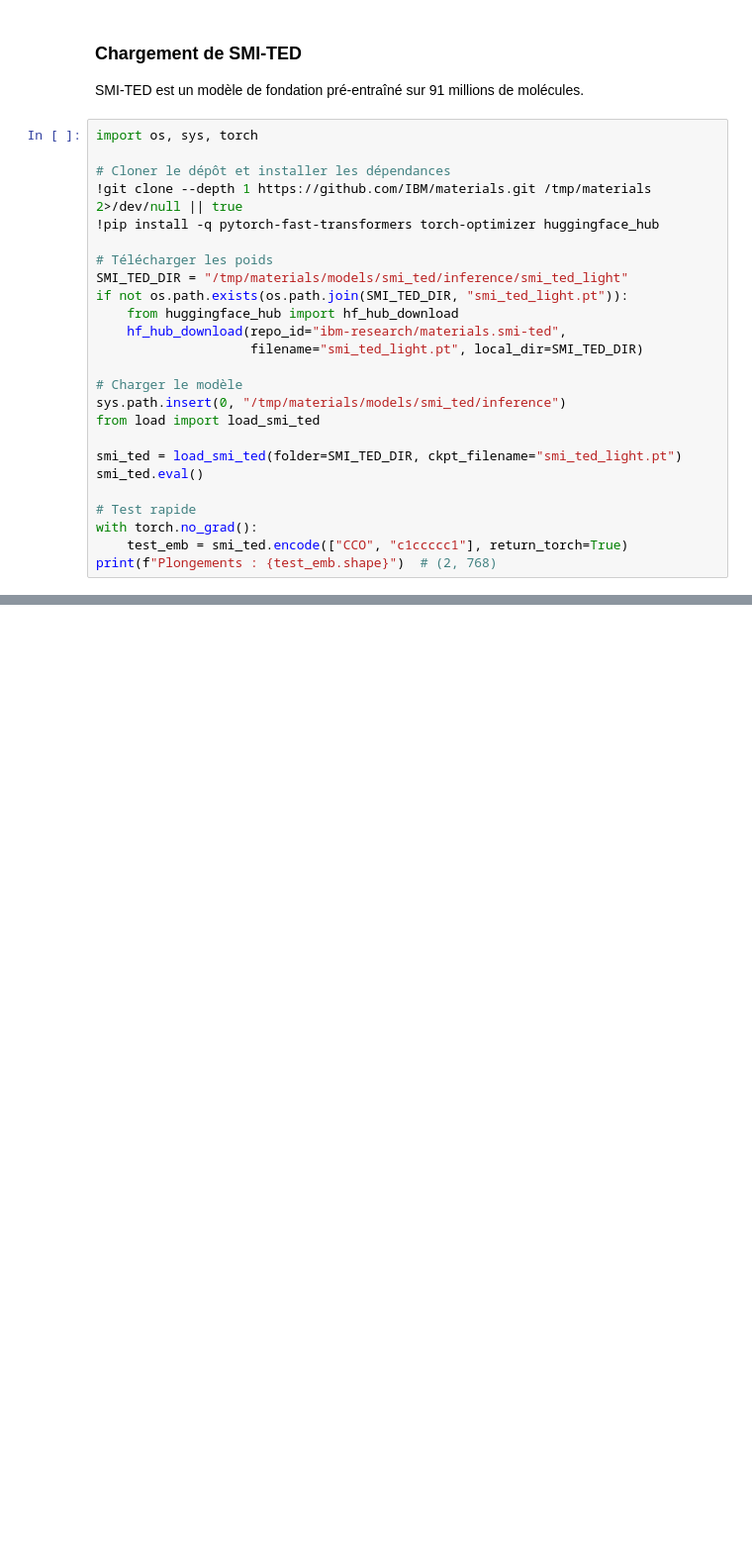
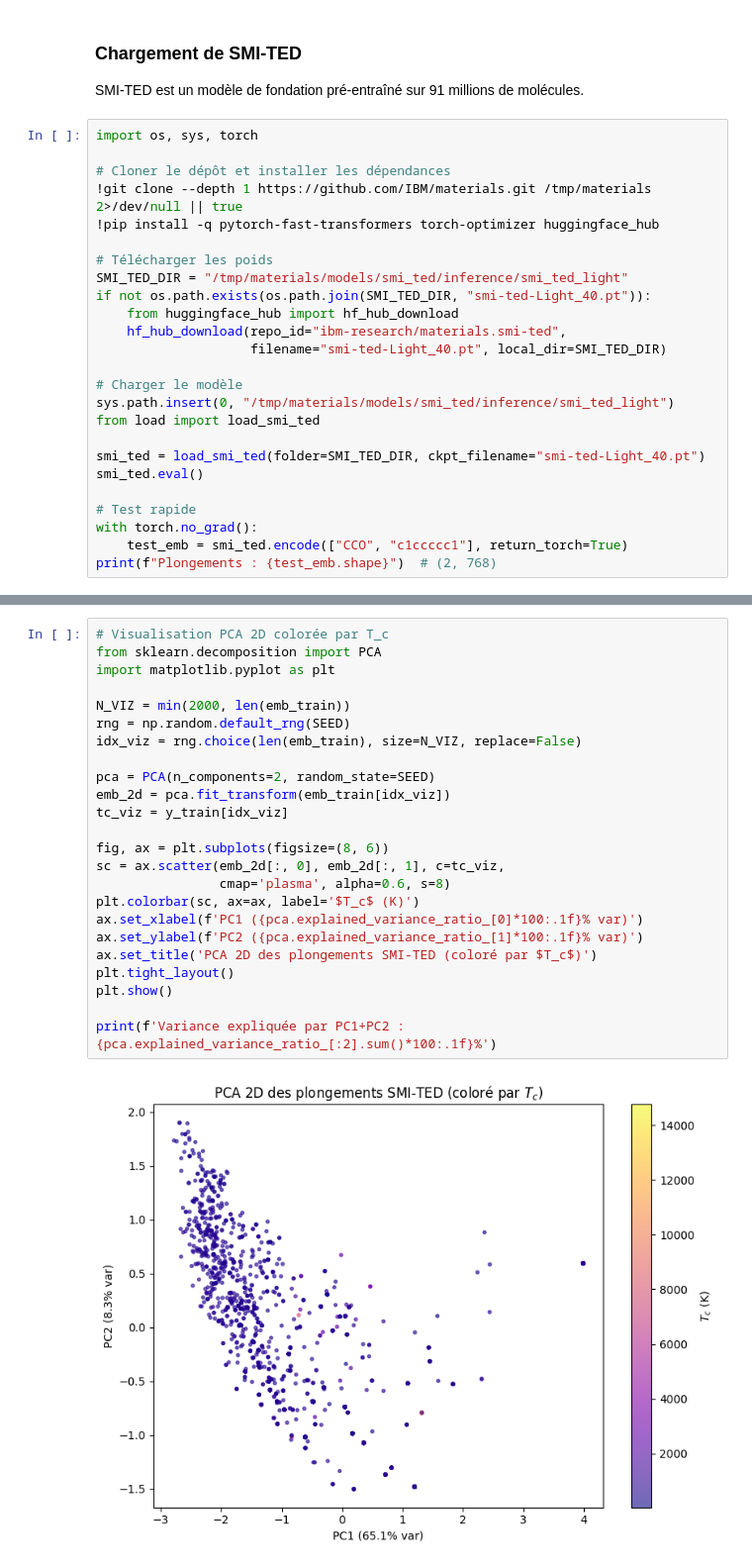
Before and after one commit to Jhosim-Agudelo/IFT3395-TP2, a Jupyter notebook: Devoir_2.ipynb, the cells around one changed output, grey strips where cells are left out. Shown at 99% size. Cells and saved outputs as stored; diff of their text form; blank space fills up the shorter version.

```diff
--- a/Devoir_2.ipynb
+++ b/Devoir_2.ipynb
@@ -839,16 +871,16 @@ import os, sys, torch
 
 # Télécharger les poids
 SMI_TED_DIR = "/tmp/materials/models/smi_ted/inference/smi_ted_light"
-if not os.path.exists(os.path.join(SMI_TED_DIR, "smi_ted_light.pt")):
+if not os.path.exists(os.path.join(SMI_TED_DIR, "smi-ted-Light_40.pt")):
     from huggingface_hub import hf_hub_download
     hf_hub_download(repo_id="ibm-research/materials.smi-ted",
-                    filename="smi_ted_light.pt", local_dir=SMI_TED_DIR)
+                    filename="smi-ted-Light_40.pt", local_dir=SMI_TED_DIR)
 
 # Charger le modèle
-sys.path.insert(0, "/tmp/materials/models/smi_ted/inference")
+sys.path.insert(0, "/tmp/materials/models/smi_ted/inference/smi_ted_light")
 from load import load_smi_ted
 
-smi_ted = load_smi_ted(folder=SMI_TED_DIR, ckpt_filename="smi_ted_light.pt")
+smi_ted = load_smi_ted(folder=SMI_TED_DIR, ckpt_filename="smi-ted-Light_40.pt")
 smi_ted.eval()
 
 # Test rapide
@@ -863,0 +954,26 @@ Entry Not Found for url: https://huggingface.co/ibm-research/materials.smi-ted/r
+# %%
+# Visualisation PCA 2D colorée par T_c
+from sklearn.decomposition import PCA
+import matplotlib.pyplot as plt
+
+N_VIZ = min(2000, len(emb_train))
+rng = np.random.default_rng(SEED)
+idx_viz = rng.choice(len(emb_train), size=N_VIZ, replace=False)
+
+pca = PCA(n_components=2, random_state=SEED)
+emb_2d = pca.fit_transform(emb_train[idx_viz])
+tc_viz = y_train[idx_viz]
+
+fig, ax = plt.subplots(figsize=(8, 6))
+sc = ax.scatter(emb_2d[:, 0], emb_2d[:, 1], c=tc_viz,
+                cmap='plasma', alpha=0.6, s=8)
+plt.colorbar(sc, ax=ax, label='$T_c$ (K)')
+ax.set_xlabel(f'PC1 ({pca.explained_variance_ratio_[0]*100:.1f}% var)')
+ax.set_ylabel(f'PC2 ({pca.explained_variance_ratio_[1]*100:.1f}% var)')
+ax.set_title('PCA 2D des plongements SMI-TED (coloré par $T_c$)')
+plt.tight_layout()
+plt.show()
+
+print(f'Variance expliquée par PC1+PC2 : {pca.explained_variance_ratio_[:2].sum()*100:.1f}%')
+# %% [output]
+[figure, added]
```
Also changed, not shown: parts of 25 cells of this notebook, 1 other file.
